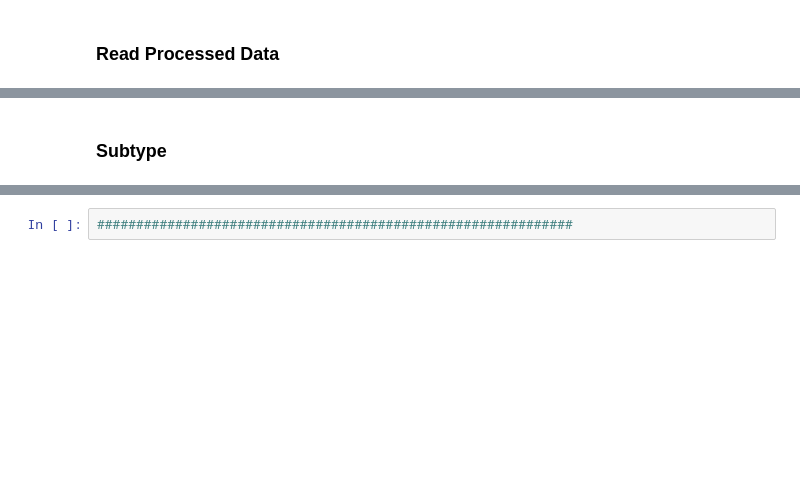
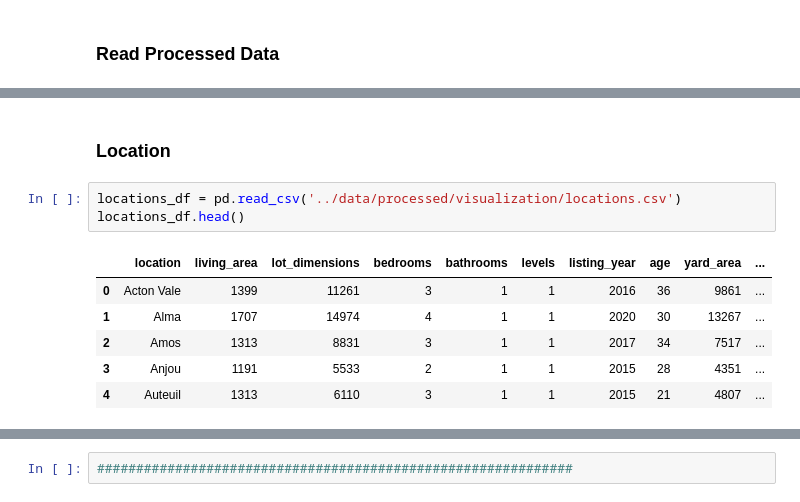
Before and after one commit to simkass/quebec-real-estate-analysis, a Jupyter notebook: notebooks/visualization.ipynb, the cells around one changed output, grey strips where cells are left out. Cells and saved outputs as stored; diff of their text form; blank space fills up the shorter version.

Commit message:
updating data app

```diff
--- a/notebooks/visualization.ipynb
+++ b/notebooks/visualization.ipynb
@@ -52,4 +55,14 @@ listings_df.head(20)
 | 18 | Split Level | 4 seasons | 1554 | 5580 | 3 | 2 | 2 | Lachine | 2021 | ... |
 | 19 | Bungalow | Open area | 1420 | 4600 | 3 | 2 | 1 | Mascouche | 2021 | ... |
 # %% [markdown]
-### Subtype
+### Location
+# %%
+locations_df = pd.read_csv('../data/processed/visualization/locations.csv')
+locations_df.head()
+# %% [output]
+|  | location | living_area | lot_dimensions | bedrooms | bathrooms | levels | listing_year | age | yard_area | ... |
+| 0 | Acton Vale | 1399 | 11261 | 3 | 1 | 1 | 2016 | 36 | 9861 | ... |
+| 1 | Alma | 1707 | 14974 | 4 | 1 | 1 | 2020 | 30 | 13267 | ... |
+| 2 | Amos | 1313 | 8831 | 3 | 1 | 1 | 2017 | 34 | 7517 | ... |
+| 3 | Anjou | 1191 | 5533 | 2 | 1 | 1 | 2015 | 28 | 4351 | ... |
+| 4 | Auteuil | 1313 | 6110 | 3 | 1 | 1 | 2015 | 21 | 4807 | ... |
```
Also changed, not shown: parts of 4 cells of this notebook, 2 other files.
